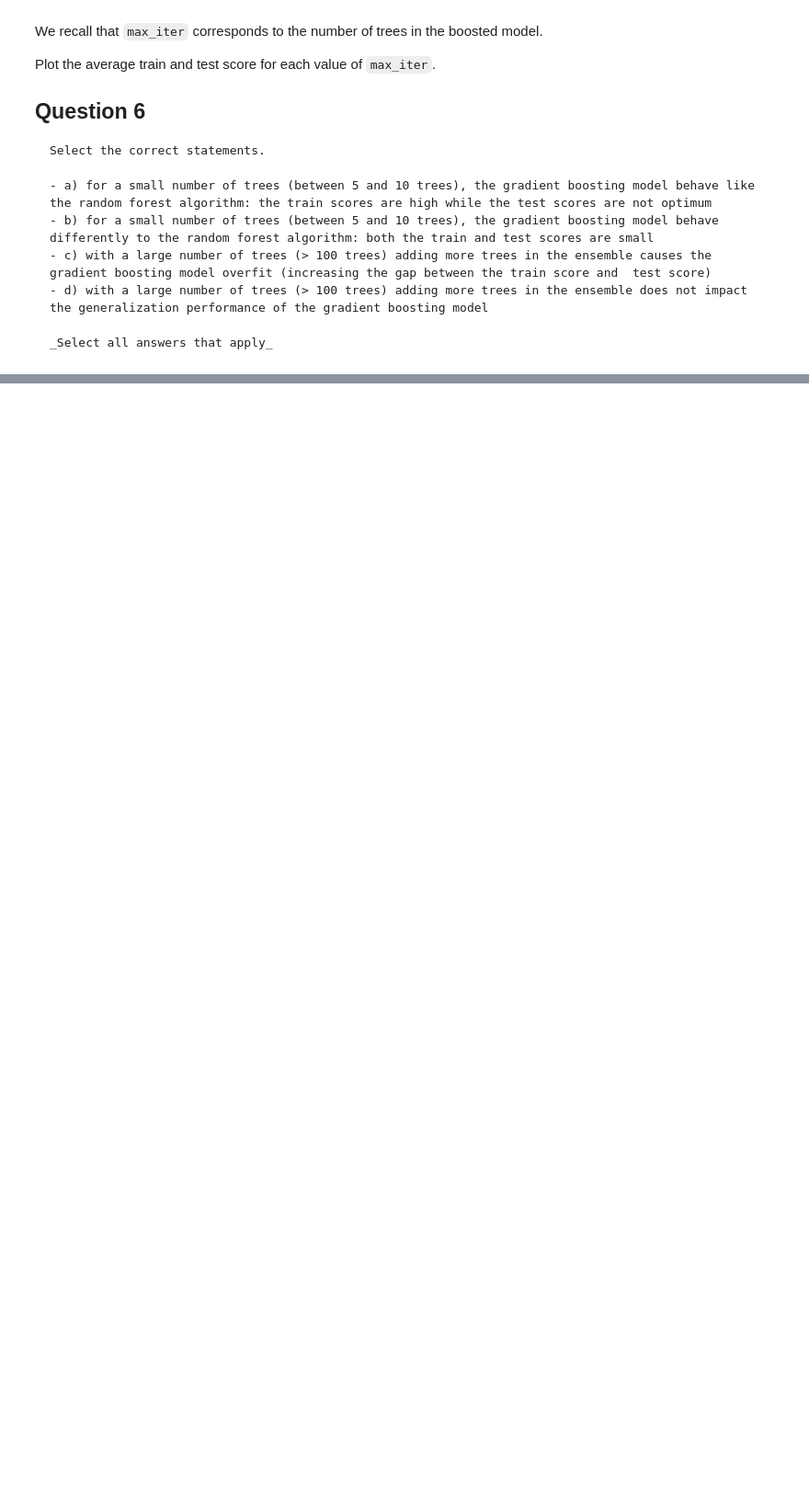
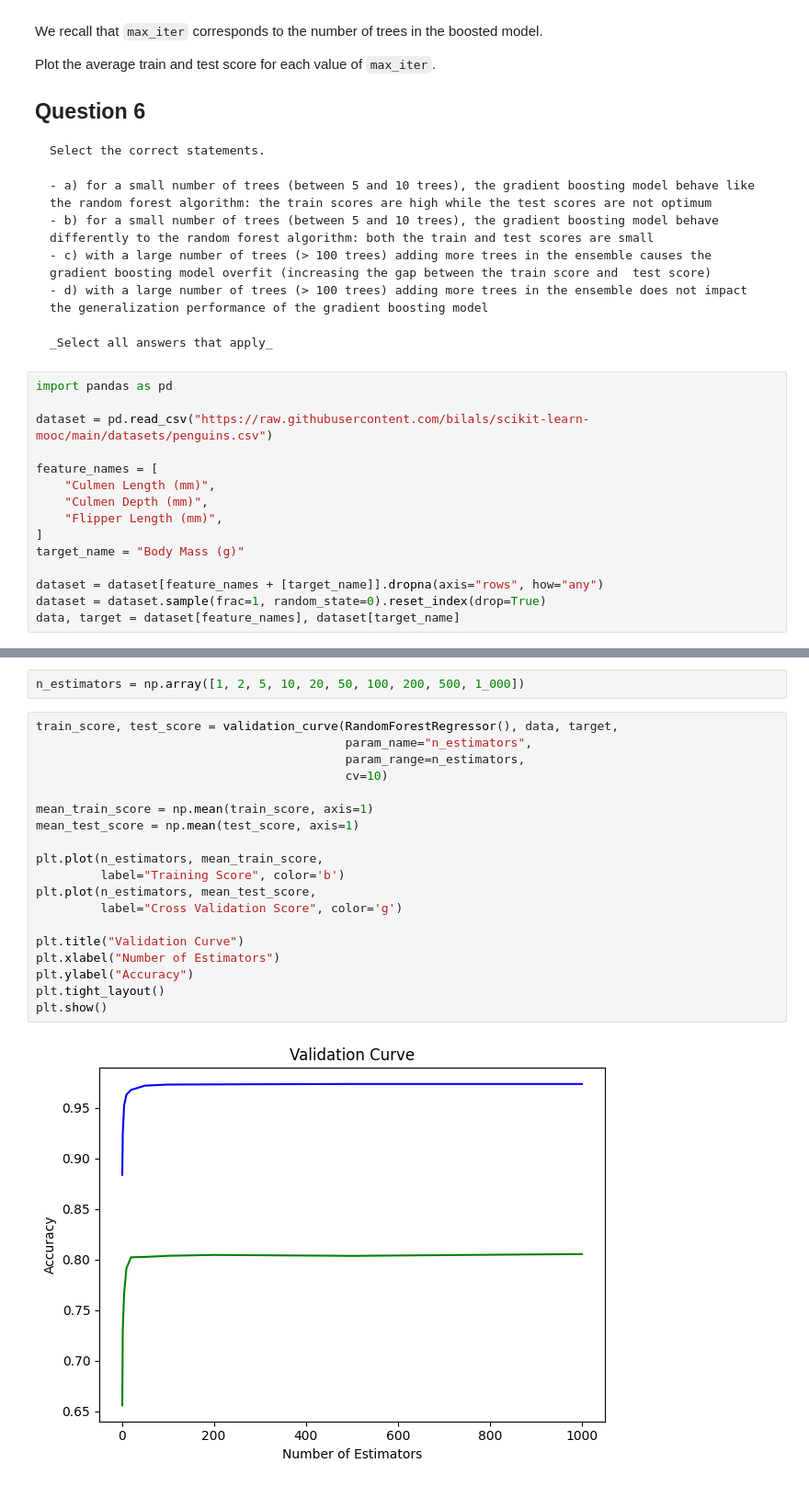
Before and after one commit to NathanFouere/scikit-learn-mooc, a Jupyter notebook: quizzes/Wrap_up_quiz_Ensemble_Method_to_Students.ipynb, the cells around one changed output, grey strips where cells are left out. Shown: that part at 92% size. Cells and saved outputs as stored; diff of their text form; blank space fills up the shorter version.

````diff
--- a/quizzes/Wrap_up_quiz_Ensemble_Method_to_Students.ipynb
+++ b/quizzes/Wrap_up_quiz_Ensemble_Method_to_Students.ipynb
@@ -205,3 +205,18 @@ Select the correct statements.
 
 _Select all answers that apply_
 ```
+# %%
+import pandas as pd
+
+dataset = pd.read_csv("https://raw.githubusercontent.com/bilals/scikit-learn-mooc/main/datasets/penguins.csv")
+
+feature_names = [
+    "Culmen Length (mm)",
+    "Culmen Depth (mm)",
+    "Flipper Length (mm)",
+]
+target_name = "Body Mass (g)"
+
+dataset = dataset[feature_names + [target_name]].dropna(axis="rows", how="any")
+dataset = dataset.sample(frac=1, random_state=0).reset_index(drop=True)
+data, target = dataset[feature_names], dataset[target_name]
@@ -207,0 +361,23 @@ _Select all answers that apply_
+# %%
+n_estimators = np.array([1, 2, 5, 10, 20, 50, 100, 200, 500, 1_000])
+# %%
+train_score, test_score = validation_curve(RandomForestRegressor(), data, target,
+                                           param_name="n_estimators",
+                                           param_range=n_estimators,
+                                           cv=10)
+
+mean_train_score = np.mean(train_score, axis=1)
+mean_test_score = np.mean(test_score, axis=1)
+
+plt.plot(n_estimators, mean_train_score,
+         label="Training Score", color='b')
+plt.plot(n_estimators, mean_test_score,
+         label="Cross Validation Score", color='g')
+
+plt.title("Validation Curve")
+plt.xlabel("Number of Estimators")
+plt.ylabel("Accuracy")
+plt.tight_layout()
+plt.show()
+# %% [output]
+[figure, added]
````
Also changed, not shown: parts of 19 cells of this notebook.
